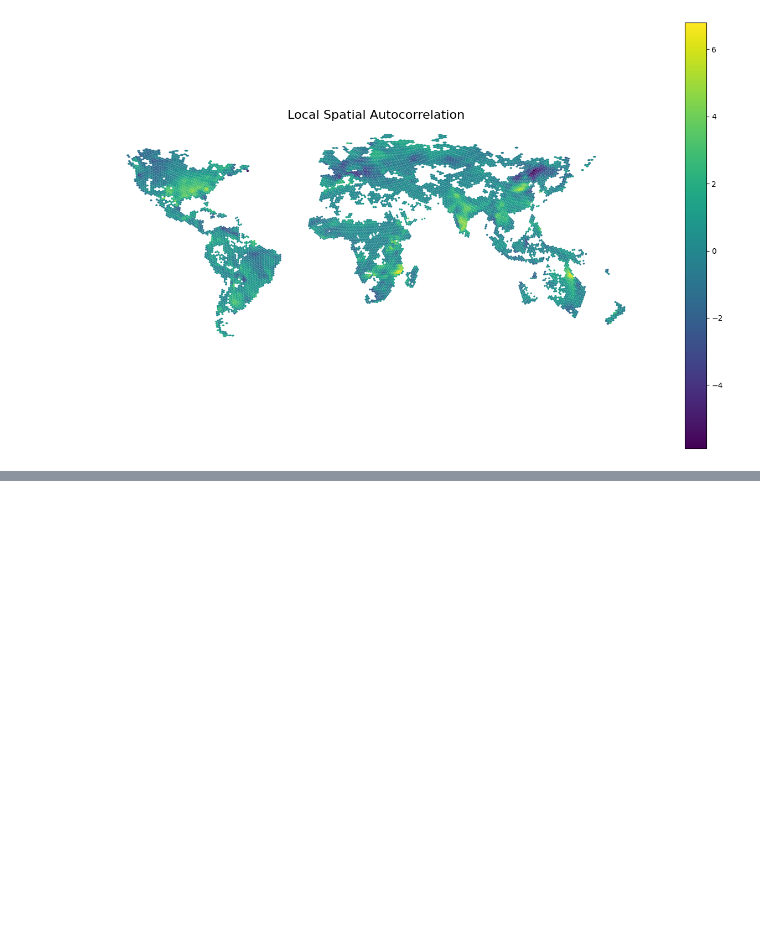
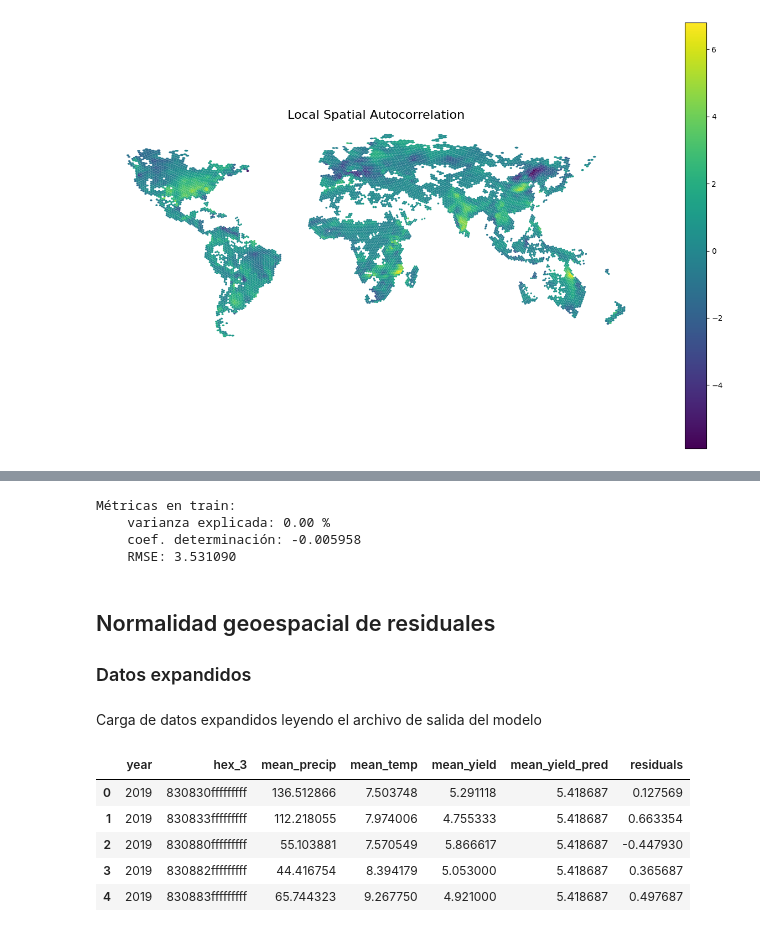
Before and after one commit to CAMM961001/estancia, a Jupyter notebook: notebooks/01_ols_regression.ipynb, the cells around one changed output, grey strips where cells are left out. Cells and saved outputs as stored; diff of their text form; code cells hidden in the pictures; blank space fills up the shorter version.

```diff
--- a/notebooks/01_ols_regression.ipynb
+++ b/notebooks/01_ols_regression.ipynb
@@ -715,0 +794,19 @@ plt.show()
+# %%
+var_score_val = explained_variance_score(y_true=y_test, y_pred=y_pred)
+r2_val = r2_score(y_true=y_test, y_pred=y_pred)
+rmse_val = mean_squared_error(y_true=y_test, y_pred=y_pred)
+
+print(
+    f"""Métricas en train:
+    varianza explicada: {100*var_score_val:.2f} %
+    coef. determinación: {r2_val:.6f}
+    RMSE: {np.sqrt(rmse_val):.6f}""")
+# %% [output]
+Métricas en train:
+    varianza explicada: 0.00 %
+    coef. determinación: -0.005958
+    RMSE: 3.531090
+# %% [markdown]
+## Normalidad geoespacial de residuales
+
+### Datos expandidos
@@ -715,0 +827,13 @@ plt.show()
+# %% [markdown]
+Carga de datos expandidos leyendo el archivo de salida del modelo
+# %%
+# Carga de datos expandidos
+residual_test = pd.read_csv(out_path)
+residual_test.head()
+# %% [output]
+|  | year | hex_3 | mean_precip | mean_temp | mean_yield | mean_yield_pred | residuals |
+| 0 | 2019 | 830830fffffffff | 136.512866 | 7.503748 | 5.291118 | 5.418687 | 0.127569 |
+| 1 | 2019 | 830833fffffffff | 112.218055 | 7.974006 | 4.755333 | 5.418687 | 0.663354 |
+| 2 | 2019 | 830880fffffffff | 55.103881 | 7.570549 | 5.866617 | 5.418687 | -0.447930 |
+| 3 | 2019 | 830882fffffffff | 44.416754 | 8.394179 | 5.053000 | 5.418687 | 0.365687 |
+| 4 | 2019 | 830883fffffffff | 65.744323 | 9.267750 | 4.921000 | 5.418687 | 0.497687 |
```
Also changed, not shown: parts of 21 cells of this notebook.
